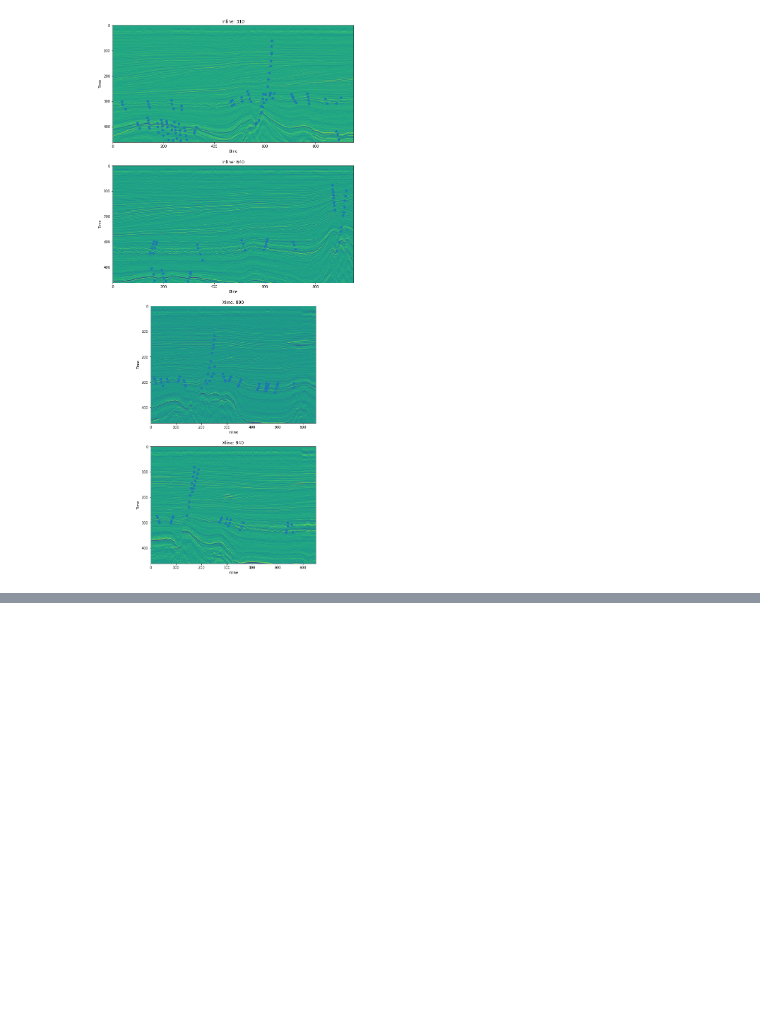
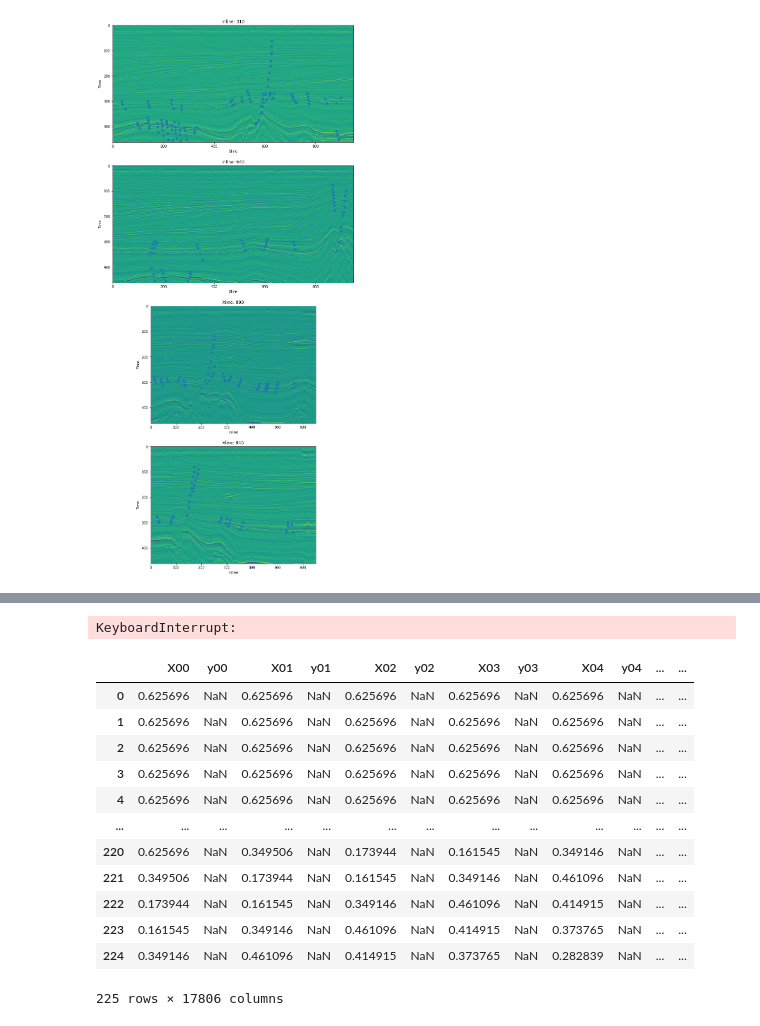
Before and after one commit to jpgomess/facies_classification, a Jupyter notebook: mask.ipynb, the cells around one changed output, grey strips where cells are left out. Saved outputs shown, nothing was run; the diff lists cells and outputs as text; code cells hidden in the pictures; blank space fills up the shorter version.

```diff
--- a/mask.ipynb
+++ b/mask.ipynb
@@ -125,0 +168,39 @@ error: OpenCV(4.5.5) :-1: error: (-5:Bad argument) in function 'line'
+# %%
+width = 15
+height = 15
+
+dataset = pd.DataFrame()
+for i in range(img.shape[0] - (height - 1)):
+
+    for j in range(img.shape[1] - (width - 1)):
+
+        window_amplitude = img[i : i + height, j : j + width]
+        window_amplitude = norm_data(window_amplitude, np.min(window_amplitude), np.max(window_amplitude))
+
+        window_mask = mask[i : i + height, j : j + width]
+
+        X = window_amplitude.reshape(1,-1)
+        y = window_mask.reshape(1,-1)
+
+        pd.concat([dataset])
+
+        dataset = pd.concat([dataset, pd.Series(X[0], name=f'X{i}{j}')], axis=1)
+        dataset = pd.concat([dataset, pd.Series(y[0], name=f'y{i}{j}')], axis=1)
+# %% [output]
+KeyboardInterrupt:
+# %%
+dataset
+# %% [output]
+|  | X00 | y00 | X01 | y01 | X02 | y02 | X03 | y03 | X04 | y04 | ... | ... |
+| 0 | 0.625696 | NaN | 0.625696 | NaN | 0.625696 | NaN | 0.625696 | NaN | 0.625696 | NaN | ... | ... |
+| 1 | 0.625696 | NaN | 0.625696 | NaN | 0.625696 | NaN | 0.625696 | NaN | 0.625696 | NaN | ... | ... |
+| 2 | 0.625696 | NaN | 0.625696 | NaN | 0.625696 | NaN | 0.625696 | NaN | 0.625696 | NaN | ... | ... |
+| 3 | 0.625696 | NaN | 0.625696 | NaN | 0.625696 | NaN | 0.625696 | NaN | 0.625696 | NaN | ... | ... |
+| 4 | 0.625696 | NaN | 0.625696 | NaN | 0.625696 | NaN | 0.625696 | NaN | 0.625696 | NaN | ... | ... |
+| ... | ... | ... | ... | ... | ... | ... | ... | ... | ... | ... | ... | ... |
+| 220 | 0.625696 | NaN | 0.349506 | NaN | 0.173944 | NaN | 0.161545 | NaN | 0.349146 | NaN | ... | ... |
+| 221 | 0.349506 | NaN | 0.173944 | NaN | 0.161545 | NaN | 0.349146 | NaN | 0.461096 | NaN | ... | ... |
+| 222 | 0.173944 | NaN | 0.161545 | NaN | 0.349146 | NaN | 0.461096 | NaN | 0.414915 | NaN | ... | ... |
+| 223 | 0.161545 | NaN | 0.349146 | NaN | 0.461096 | NaN | 0.414915 | NaN | 0.373765 | NaN | ... | ... |
+| 224 | 0.349146 | NaN | 0.461096 | NaN | 0.414915 | NaN | 0.373765 | NaN | 0.282839 | NaN | ... | ... |
+225 rows × 17806 columns
```
Also changed, not shown: parts of 7 cells of this notebook.
